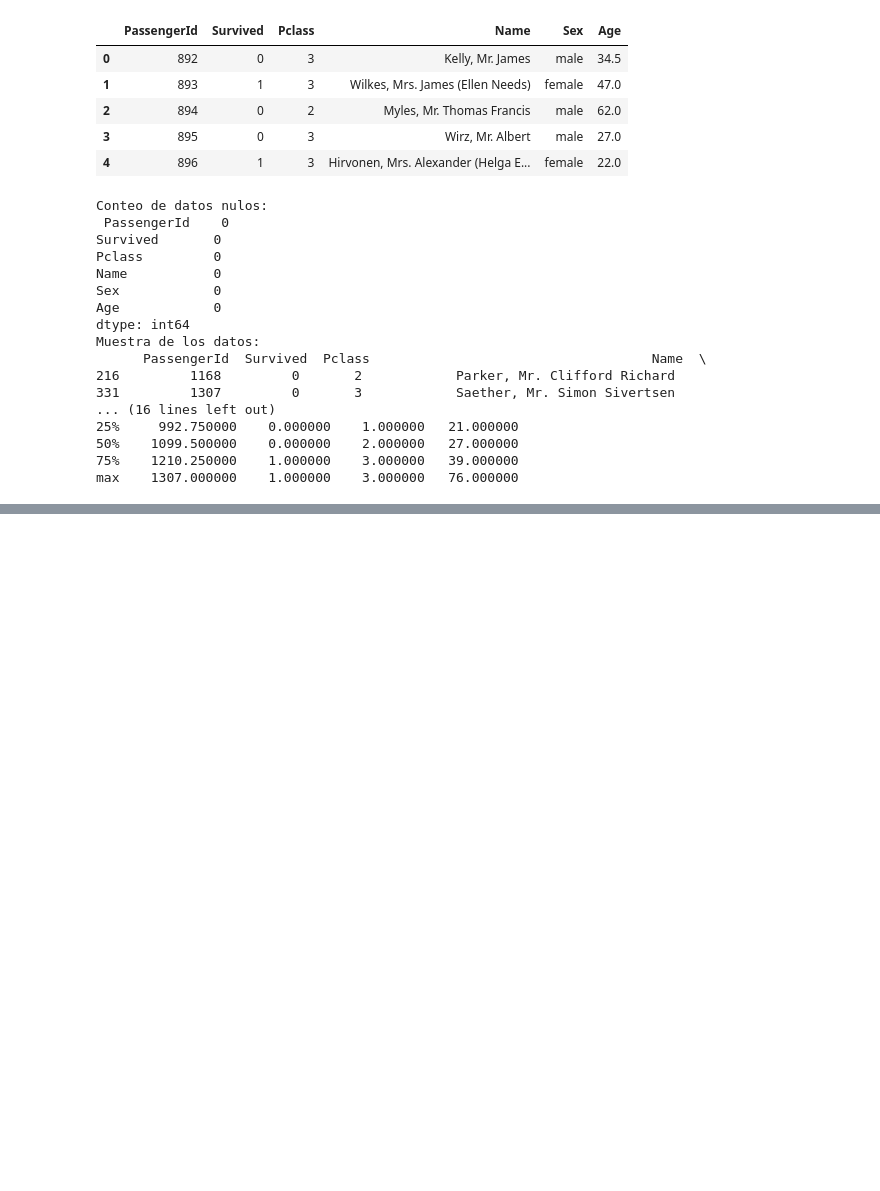
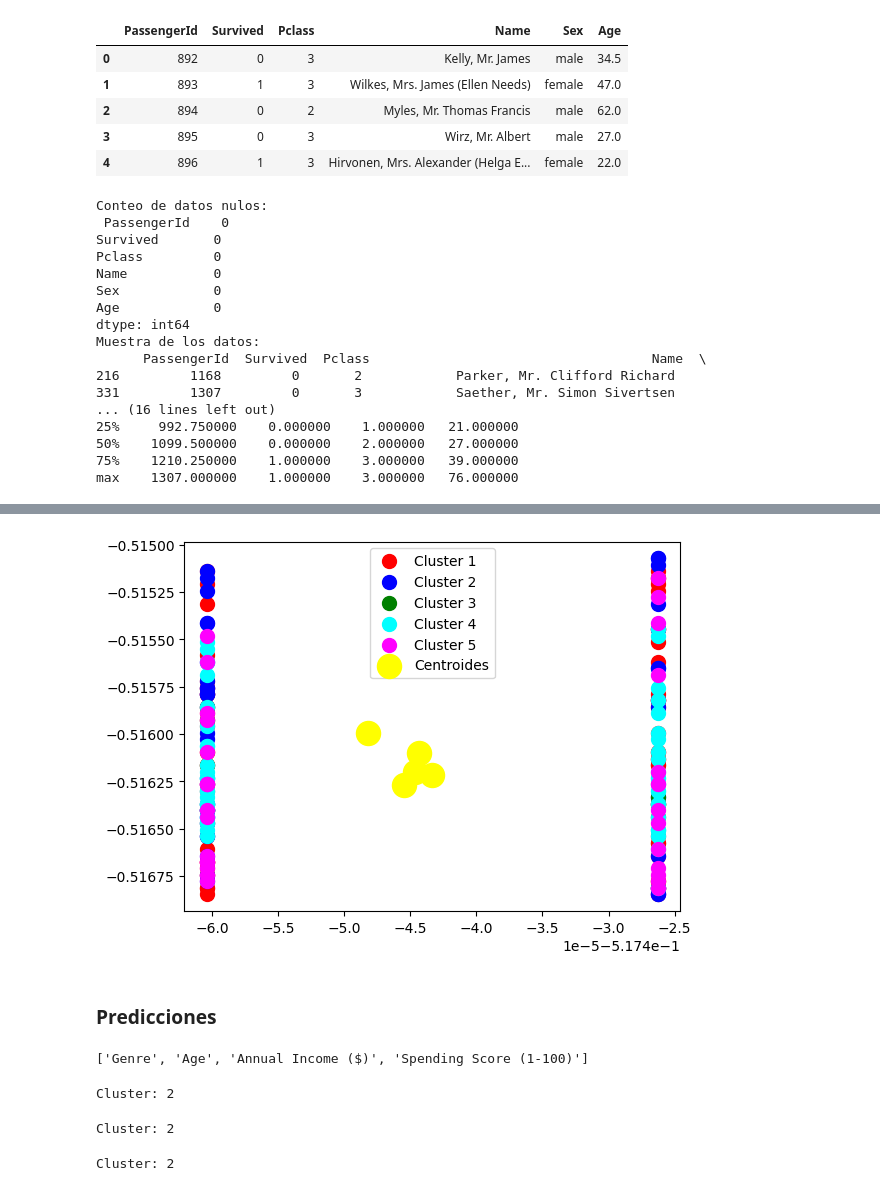
Before and after one commit to Alejo-P/Fundamentos-IA, a Jupyter notebook: T3-Aprendizaje-Automatico/programa.ipynb, the cells around one changed output, grey strips where cells are left out. Saved outputs shown, nothing was run; the diff lists cells and outputs as text; code cells hidden in the pictures; blank space fills up the shorter version.

```diff
--- a/T3-Aprendizaje-Automatico/programa.ipynb
+++ b/T3-Aprendizaje-Automatico/programa.ipynb
@@ -155,0 +377,45 @@ set_titanic['Sex'] = set_titanic['Sex'].astype(int)
+# %%
+# Graficar los clusters
+plt.scatter(X[etiquetas == 0, 0], X[etiquetas == 0, 1], s=100, c='red', label='Cluster 1')
+plt.scatter(X[etiquetas == 1, 0], X[etiquetas == 1, 1], s=100, c='blue', label='Cluster 2')
+plt.scatter(X[etiquetas == 2, 0], X[etiquetas == 2, 1], s=100, c='green', label='Cluster 3')
+plt.scatter(X[etiquetas == 3, 0], X[etiquetas == 3, 1], s=100, c='cyan', label='Cluster 4')
+plt.scatter(X[etiquetas == 4, 0], X[etiquetas == 4, 1], s=100, c='magenta', label='Cluster 5')
+plt.scatter(centroides[:,0], centroides[:,1], s=300, c='yellow', label='Centroides')
+plt.legend()
+plt.show()
+# %% [output]
+[figure, added]
+# %% [markdown]
+<h3>Predicciones</h3>
+# %%
+set_mall_costumers.columns.to_list()
+# %% [output]
+['Genre', 'Age', 'Annual Income ($)', 'Spending Score (1-100)']
+# %%
+# Asignar un nuevo cliente femenino de 40 años, con un ingreso anual de 70000 y un puntaje de gasto de 50
+Datos = [
+    [0, 40, 70000, 50]
+]
+
+print("Cluster:",modelo.predict(Datos)[0])
+# %% [output]
+Cluster: 2
+# %%
+# Asignar un nuevo cliente masculino de 80 años, con un ingreso anual de 80000 y un puntaje de gasto de 70.
+Datos = [
+    [1, 80, 80000, 70]
+]
+
+print("Cluster:",modelo.predict(Datos)[0])
+# %% [output]
+Cluster: 2
+# %%
+# Asignar un nuevo cliente femenino de 20 años, con un ingreso anual de 60000 y un puntaje de gasto de 10.
+Datos = [
+    [0, 20, 60000, 10]
+]
+
+print("Cluster:",modelo.predict(Datos)[0])
+# %% [output]
+Cluster: 2
```
Also changed, not shown: parts of 22 cells of this notebook.
